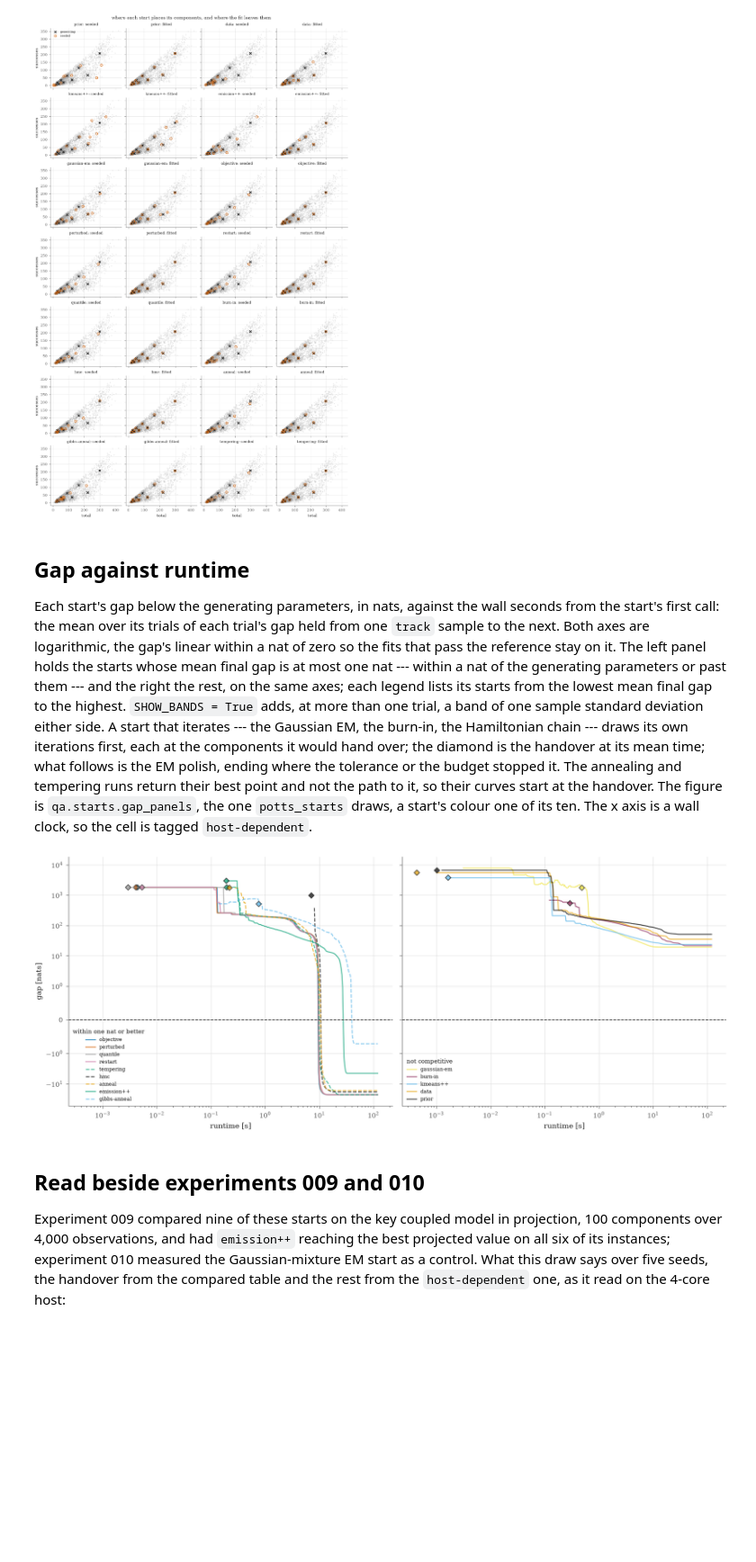
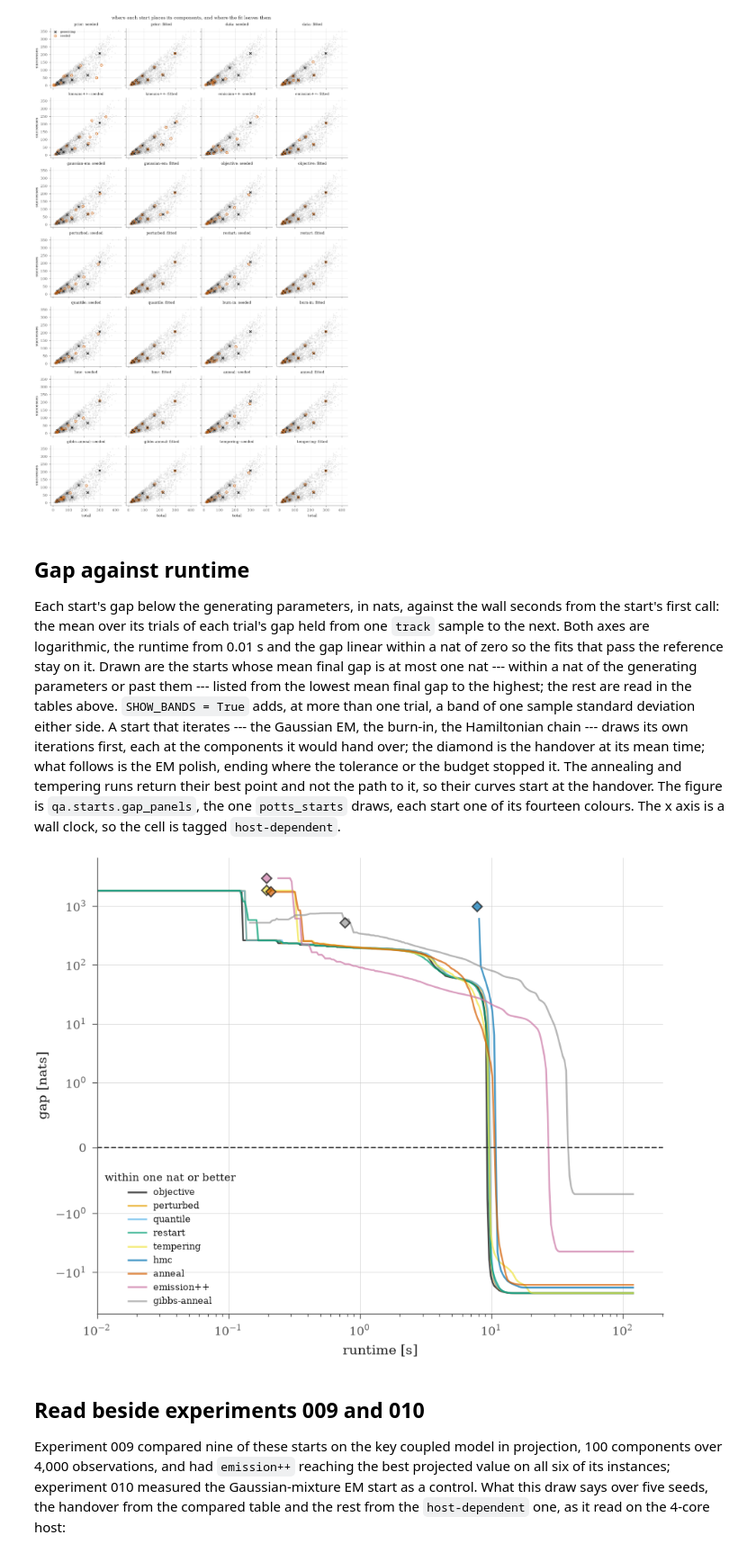
Before and after one commit to michaelJwilson/snakes_and_ladders, a Jupyter notebook: docs/nb/emission_mixture_starts.ipynb, the cells around one changed output. Shown at 90% size. Cells and saved outputs as stored; diff of their text form; code cells hidden in the pictures; blank space fills up the shorter version.

```diff
--- a/docs/nb/emission_mixture_starts.ipynb
+++ b/docs/nb/emission_mixture_starts.ipynb
@@ -533,51 +533,52 @@ with notebook_style():
 Each start's gap below the generating parameters, in nats, against the wall
 seconds from the start's first call: the mean over its trials of each trial's
 gap held from one `track` sample to the next. Both axes are logarithmic, the
-gap's linear within a nat of zero so the fits that pass the reference stay on
-it. The left panel holds the starts whose mean final gap is at most one nat ---
-within a nat of the generating parameters or past them --- and the right the
-rest, on the same axes; each legend lists its starts from the lowest mean
-final gap to the highest. `SHOW_BANDS = True` adds, at more than one trial, a band of one sample
-standard deviation either side. A start that iterates --- the Gaussian EM, the
-burn-in, the Hamiltonian chain --- draws its own iterations first, each at the
-components it would hand over; the diamond is the handover at its mean time;
-what follows is the EM polish, ending where the tolerance or the budget stopped
-it. The annealing and tempering runs return their best point and not the path
-to it, so their curves start at the handover. The figure is `qa.starts.gap_panels`, the one
-`potts_starts` draws, a start's colour one of its ten. The x axis is a wall clock, so
-the cell is tagged `host-dependent`.
+runtime from 0.01 s and the gap linear within a nat of zero so the fits that
+pass the reference stay on it. Drawn are the starts whose mean final gap is at
+most one nat --- within a nat of the generating parameters or past them ---
+listed from the lowest mean final gap to the highest; the rest are read in the
+tables above. `SHOW_BANDS = True` adds, at more than one trial, a band of one
+sample standard deviation either side. A start that iterates --- the Gaussian
+EM, the burn-in, the Hamiltonian chain --- draws its own iterations first, each
+at the components it would hand over; the diamond is the handover at its mean
+time; what follows is the EM polish, ending where the tolerance or the budget
+stopped it. The annealing and tempering runs return their best point and not
+the path to it, so their curves start at the handover. The figure is
+`qa.starts.gap_panels`, the one `potts_starts` draws, each start one of its
+fourteen colours. The x axis is a wall clock, so the cell is tagged
+`host-dependent`.
 # %%
 #: The log-spaced grid of seconds every trial is read on: from under the
 #: fastest handover to the budget.
 GRID = np.geomspace(1e-3, BUDGET.size, 400)
 
 #: Draw each start's ±1 standard-deviation band; off by default, since with
 #: every start on the axes the bands hide the curves.
 SHOW_BANDS = False
 
-#: The split: a start whose mean final gap is at most this many nats ends
+#: The cut: a start whose mean final gap is at most this many nats ends
 #: within a nat of the generating parameters or past them.
 WITHIN = 1.0
 
 # Each start's mean final gap, read where its polishes stopped.
 final = {row.start: float(np.mean(row.gap)) for row in rows}
-# Each start's band on the grid, and its panel by its final gap.
+# Each start's band on the grid.
 bands = {name: gap_band(trials[name], REFERENCE, GRID) for name in ORDER}
-panels = {
-    "within one nat or better": [n for n in ORDER if final[n] <= WITHIN],
-    "not competitive": [n for n in ORDER if final[n] > WITHIN],
-}
+# The starts that end within a nat of the generating parameters or past
+# them, best first, which is also the order the colours are dealt in; the
+# rest are read in the tables above.
+competitive = sorted((n for n in ORDER if final[n] <= WITHIN), key=final.__getitem__)
 with notebook_style():
     figure = gap_panels(
-        {heading: {n: bands[n] for n in names} for heading, names in panels.items()},
-        {heading: final for heading in panels},
-        start_styles(ORDER),
+        {"within one nat or better": {n: bands[n] for n in competitive}},
+        {"within one nat or better": final},
+        start_styles(competitive),
         ylabel="gap [nats]",
         show_bands=SHOW_BANDS,
     )
     plt.show()
 # %% [output]
-[figure, old version]
+[figure, new version]
 # %% [markdown]
 ## Read beside experiments 009 and 010
 
```
Also changed, not shown: parts of 1 cell of this notebook, 4 other files.
